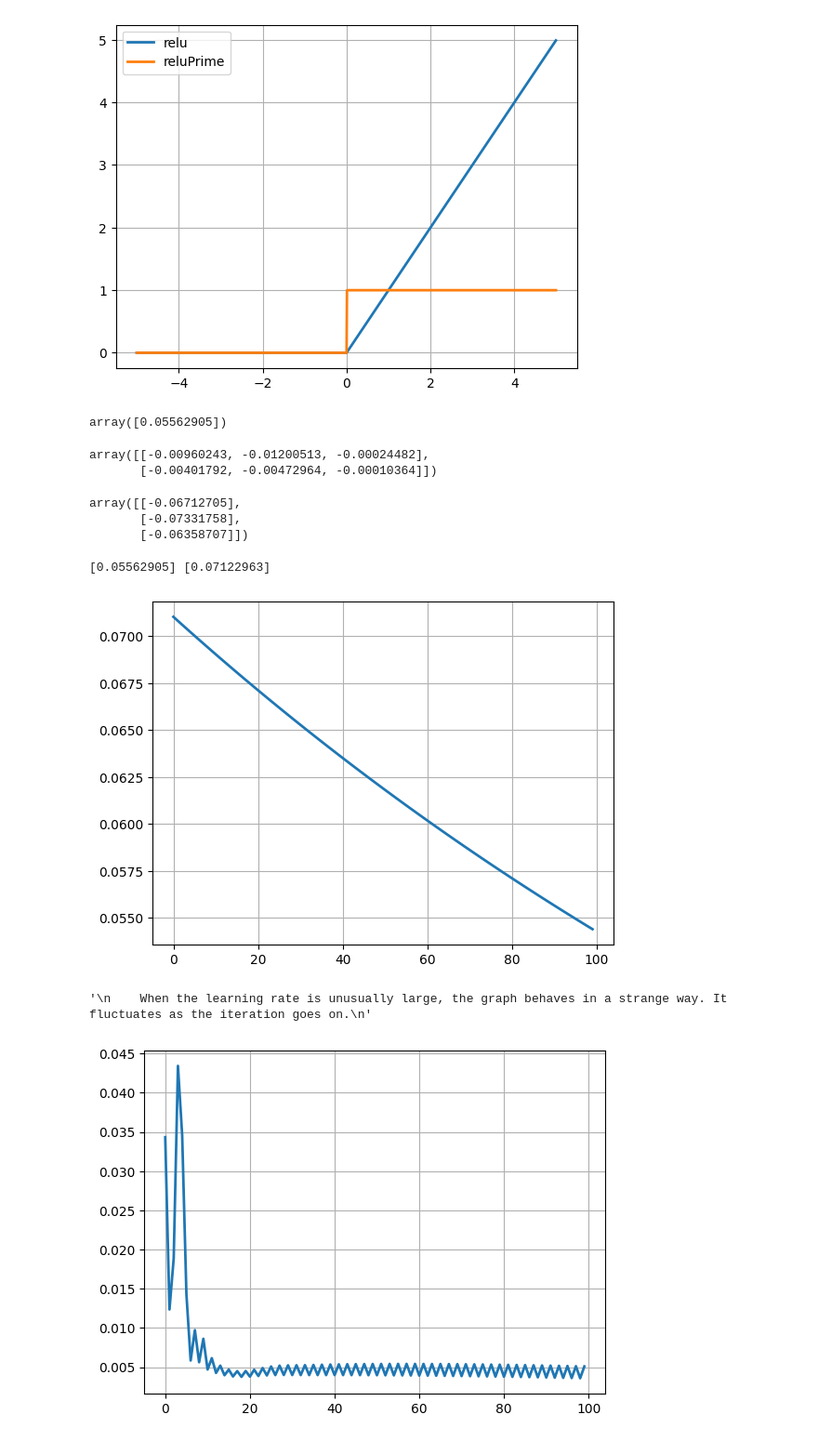
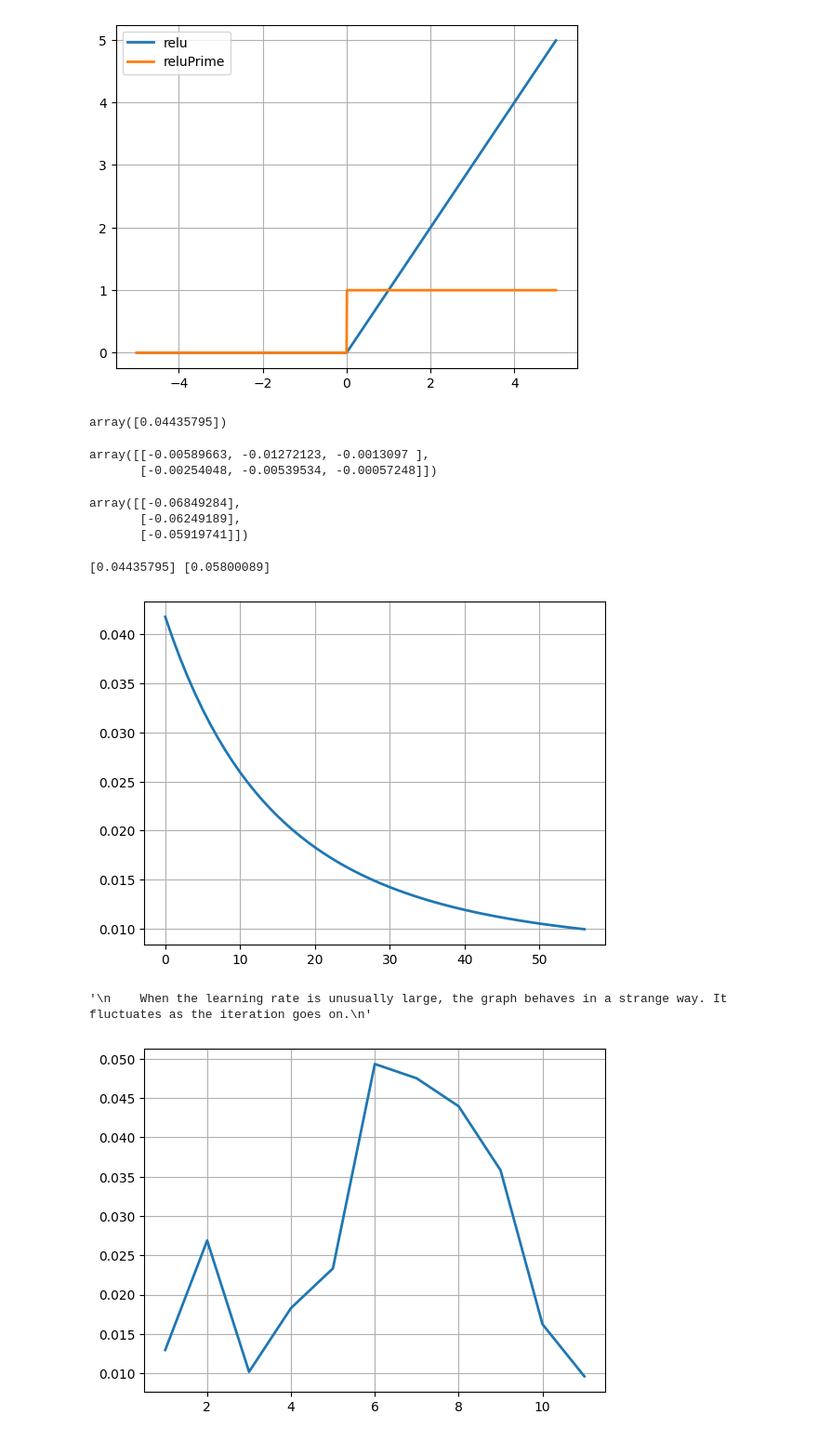
Before and after one commit to khanhthien123/CogSci131-Sp2024, a Jupyter notebook: NeuralNetsSummer23.ipynb, the cells around one changed output. Shown at 93% size. Saved outputs shown, nothing was run; the diff lists cells and outputs as text; code cells hidden in the pictures.

```diff
--- a/NeuralNetsSummer23.ipynb
+++ b/NeuralNetsSummer23.ipynb
@@ -32,7 +32,7 @@ class Neural_Network(object):
         self.z2 = np.dot(X,self.W1)
         self.a2 = self.relu(self.z2)
         self.z3 = np.dot(self.a2,self.W2)
-        yHat = self.relu(self.z3)
+        yHat = self.sigmoid(self.z3)
         return yHat
 
     def sigmoid(self, z):
@@ -183,20 +184,20 @@ cost1=NN.costFunction(X,y)
 # %%
 cost1
 # %% [output]
-array([0.05562905])
+array([0.04435795])
 # %%
 dJdW1,dJdW2=NN.costFunctionPrime(X,y)
 # %%
 dJdW1
 # %% [output]
-array([[-0.00960243, -0.01200513, -0.00024482],
-       [-0.00401792, -0.00472964, -0.00010364]])
+array([[-0.00589663, -0.01272123, -0.0013097 ],
+       [-0.00254048, -0.00539534, -0.00057248]])
 # %%
 dJdW2
 # %% [output]
-array([[-0.06712705],
-       [-0.07331758],
-       [-0.06358707]])
+array([[-0.06849284],
+       [-0.06249189],
+       [-0.05919741]])
 # %%
 scalar=1
 NN.W1 = NN.W1+scalar*dJdW1
@@ -204,48 +205,57 @@ NN.W2 = NN.W2+scalar*dJdW2
 cost2 = NN.costFunction(X,y)
 print (cost1,cost2)
 # %% [output]
-[0.05562905] [0.07122963]
+[0.04435795] [0.05800089]
 # %%
 #Normal NN
-scalar=0.01
-N = 100
-costs = []
-iterations = []
-for i in range(N):
+dJdW1,dJdW2=NN.costFunctionPrime(X,y)
+NN.W1 = NN.W1-scalar*dJdW1
+NN.W2 = NN.W2-scalar*dJdW2
+cost = NN.costFunction(X,y)
+scalar=0.2
+threshold = 1e-2
+costs = [cost]
+iterations = [0]
+i = 1
+while cost > threshold:
     dJdW1,dJdW2=NN.costFunctionPrime(X,y)
     NN.W1 = NN.W1-scalar*dJdW1
     NN.W2 = NN.W2-scalar*dJdW2
     cost = NN.costFunction(X,y)
     iterations.append(i)
+    i += 1
     costs.append(cost)
 
 plt.plot(iterations, costs, linewidth=2)
 plt.grid(1)
 # %% [output]
-[figure, old version]
+[figure, new version]
 # %%
 #Unusually large learning rate
+NN_2=Neural_Network()
 scalar=50
-N = 100
 costs = []
 iterations = []
-for i in range(N):
+cost = NN_2.costFunction(X, y)
+i = 1
+while cost > threshold:
     dJdW1,dJdW2=NN_2.costFunctionPrime(X,y)
     NN_2.W1 = NN_2.W1-scalar*dJdW1
     NN_2.W2 = NN_2.W2-scalar*dJdW2
     cost = NN_2.costFunction(X,y)
     iterations.append(i)
+    i += 1
     costs.append(cost)
 
 plt.plot(iterations, costs, linewidth=2)
 plt.grid(1)
 
 """
     When the learning rate is unusually large, the graph behaves in a strange way. It fluctuates as the iteration goes on.
 """
 # %% [output]
 '\n    When the learning rate is unusually large, the graph behaves in a strange way. It fluctuates as the iteration goes on.\n'
-[figure, old version]
+[figure, new version]
 # %%
 # Normal NN With Relu
 NN_Relu=Neural_Network()
```
Also changed, not shown: parts of 6 cells of this notebook.
